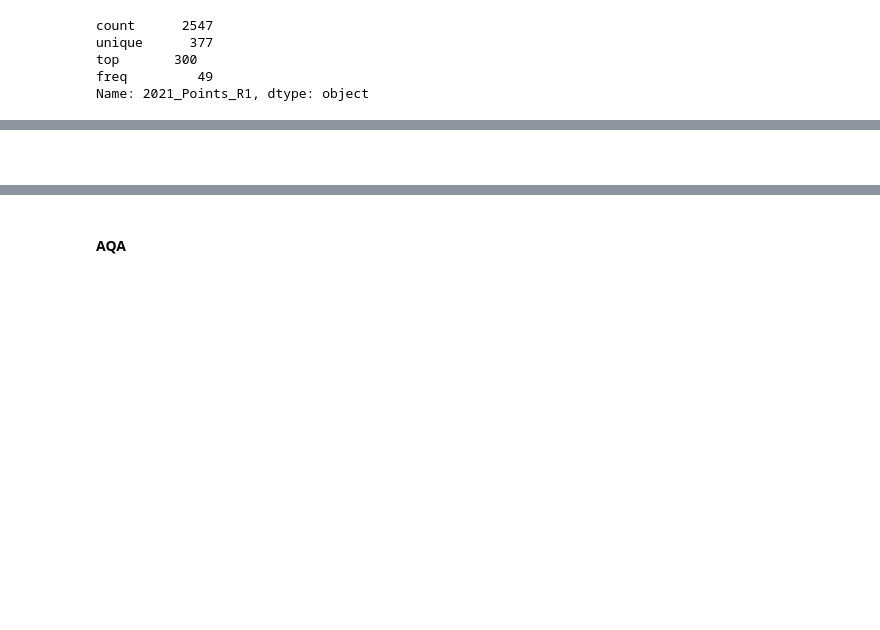
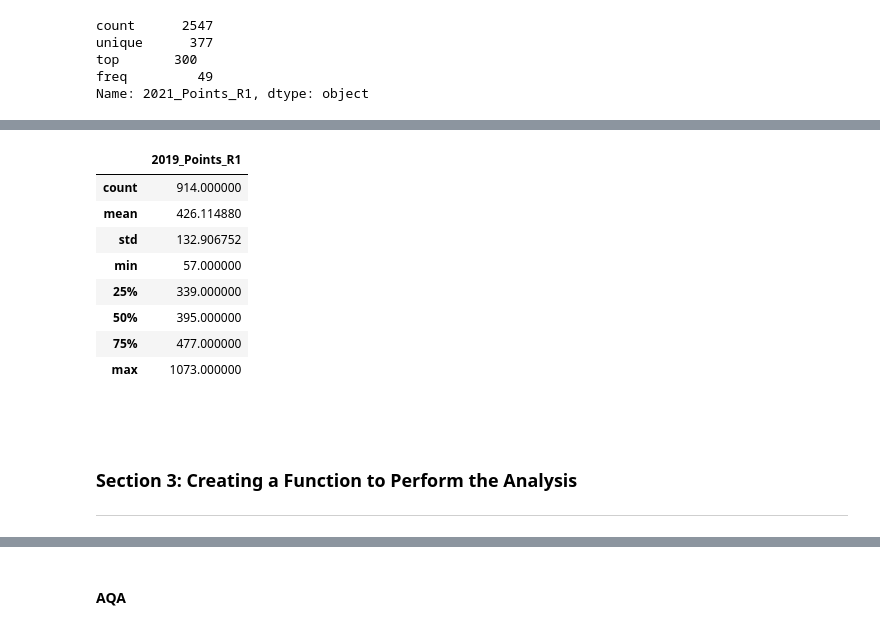
Before and after one commit to G00398258/fundsofda-assessment, a Jupyter notebook: cao.ipynb, the cells around one changed output, grey strips where cells are left out. Cells and saved outputs as stored; diff of their text form; code cells hidden in the pictures; blank space fills up the shorter version.

Commit message:
Working on analysis section

```diff
--- a/cao.ipynb
+++ b/cao.ipynb
@@ -402,3 +414,15 @@ df_allcourses = df_allcourses.sort_values("Course_Code")
 # Removing duplicates by every column except course title (as this varied over the years), keeping first iteration
 df_allcourses = df_allcourses.drop_duplicates(subset = ("2021_Points_R1", "2021_Points_R2", "2020_Points_R1",
                               "2020_Points_R2", "2019_Points_R1", "2019_Points_R2"), keep = "first", ignore_index=False)
+# %%
+df_allcourses.describe()
+# %% [output]
+|  | 2019_Points_R1 |
+| count | 914.000000 |
+| mean | 426.114880 |
+| std | 132.906752 |
+| min | 57.000000 |
+| 25% | 339.000000 |
+| 50% | 395.000000 |
+| 75% | 477.000000 |
+| max | 1073.000000 |
@@ -405,2 +435,5 @@ df_allcourses = df_allcourses.drop_duplicates(subset = ("2021_Points_R1", "2021_
 # %% [markdown]
 <br>
+# %% [markdown]
+### Section 3: Creating a Function to Perform the Analysis
+***
```
Also changed, not shown: parts of 20 cells of this notebook, 25 other files.
